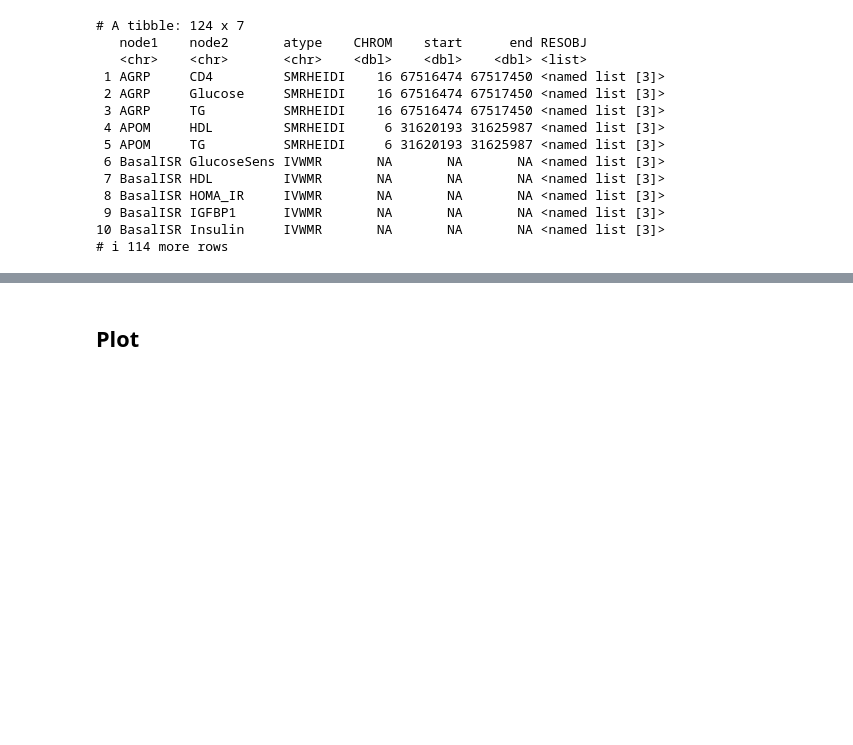
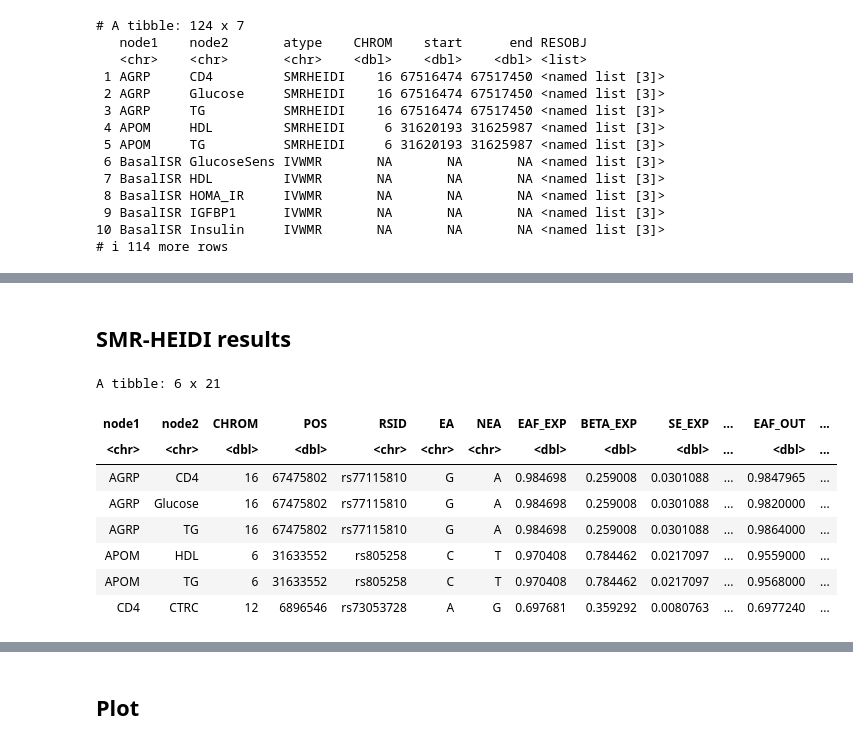
Before and after one commit to Natalie-Atabaki/BN, a Jupyter notebook: scripts/Daniel/scripts/07_EdgeResults.ipynb, the cells around one changed output, grey strips where cells are left out. Saved outputs shown, nothing was run; the diff lists cells and outputs as text; code cells hidden in the pictures; blank space fills up the shorter version.

```diff
--- a/scripts/Daniel/scripts/07_EdgeResults.ipynb
+++ b/scripts/Daniel/scripts/07_EdgeResults.ipynb
@@ -101,0 +122,22 @@ edge_table_results |>
+# %% [markdown]
+## SMR-HEIDI results
+# %%
+smrheidi_res <- edge_table_results |>
+  filter(atype == "SMRHEIDI") |>
+  transmute(
+    node1, node2,
+    resdf = map(RESOBJ, "resdf"),
+    failure = map_chr(RESOBJ, "failure")
+  ) |>
+  unnest(resdf, keep_empty = TRUE)
+head(smrheidi_res)
+# %% [output]
+A tibble: 6 x 21
+| node1 | node2 | CHROM | POS | RSID | EA | NEA | EAF_EXP | BETA_EXP | SE_EXP | ... | EAF_OUT | ... |
+| <chr> | <chr> | <dbl> | <dbl> | <chr> | <chr> | <chr> | <dbl> | <dbl> | <dbl> | ... | <dbl> | ... |
+| AGRP | CD4 | 16 | 67475802 | rs77115810 | G | A | 0.984698 | 0.259008 | 0.0301088 | ... | 0.9847965 | ... |
+| AGRP | Glucose | 16 | 67475802 | rs77115810 | G | A | 0.984698 | 0.259008 | 0.0301088 | ... | 0.9820000 | ... |
+| AGRP | TG | 16 | 67475802 | rs77115810 | G | A | 0.984698 | 0.259008 | 0.0301088 | ... | 0.9864000 | ... |
+| APOM | HDL | 6 | 31633552 | rs805258 | C | T | 0.970408 | 0.784462 | 0.0217097 | ... | 0.9559000 | ... |
+| APOM | TG | 6 | 31633552 | rs805258 | C | T | 0.970408 | 0.784462 | 0.0217097 | ... | 0.9568000 | ... |
+| CD4 | CTRC | 12 | 6896546 | rs73053728 | A | G | 0.697681 | 0.359292 | 0.0080763 | ... | 0.6977240 | ... |
```
Also changed, not shown: parts of 19 cells of this notebook.
